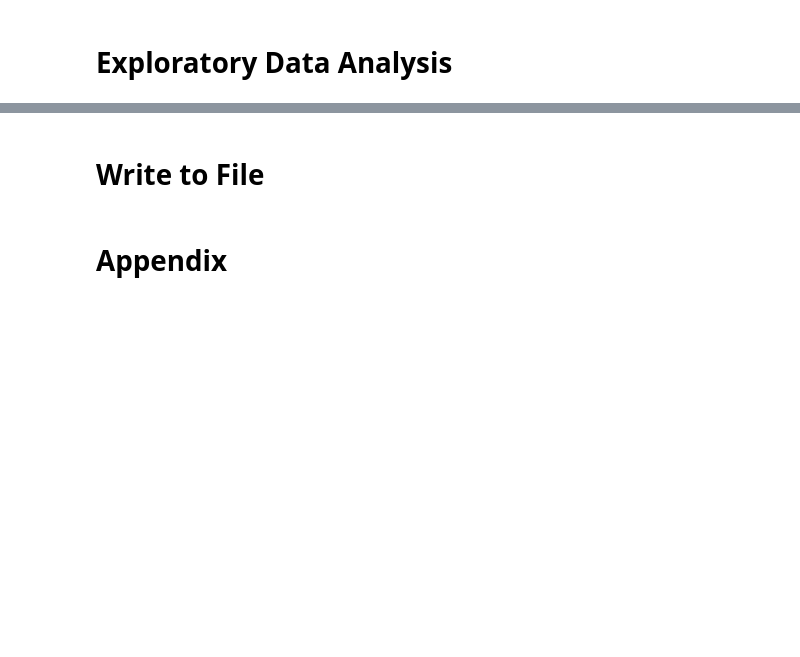
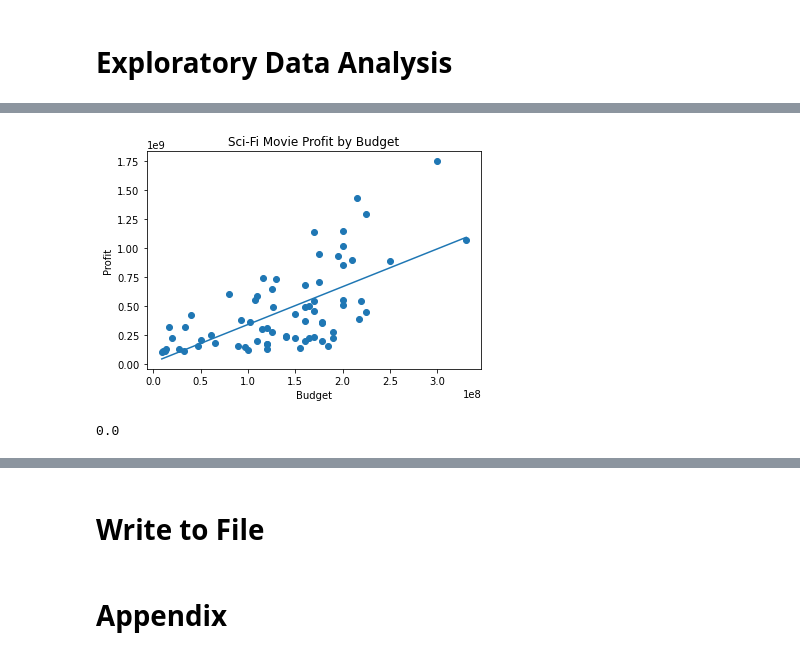
Before and after one commit to Jmanitou/Flatiron-Movie-Genre-Analysis, a Jupyter notebook: Movie_Genre_Analysis.ipynb, the cells around one changed output, grey strips where cells are left out. Drawn from its saved outputs; the diff is of its cells as text; code cells hidden in the pictures; blank space fills up the shorter version.

```diff
--- a/Movie_Genre_Analysis.ipynb
+++ b/Movie_Genre_Analysis.ipynb
@@ -159,0 +131,29 @@ dummy_regr.score(budget, profit)
+# %%
+#sci-fi movie profit by budget linear regression
+slope, intercept, r, p, std_err = stats.linregress(x, y)
+
+def myfunc(x):
+  return slope * x + intercept
+
+mymodel = list(map(myfunc, x))
+
+plt.xlabel("Budget")
+plt.ylabel("Profit")
+plt.title("Sci-Fi Movie Profit by Budget")
+plt.scatter(x, y)
+plt.plot(x, mymodel)
+plt.show()
+# %% [output]
+[figure, added]
+# %%
+df_scifi = pd.DataFrame([movie for movie in df_final[["movie", "director", "genres", "production_budget_int", "profit"]]
+                         .values if "Sci-Fi" in movie[2]],
+                        columns=["movie", "director", "genres", "budget", "profit"])
+df_budget_profit = df_scifi[["budget", "profit"]].drop_duplicates()
+x = list(df_budget_profit["budget"])
+y = list(df_budget_profit["profit"])
+dummy_regr = DummyRegressor(strategy="mean")
+dummy_regr.fit(x, y)
+dummy_regr.score(x, y)
+# %% [output]
+0.0
```
Also changed, not shown: parts of 26 cells of this notebook, 4 other files.
